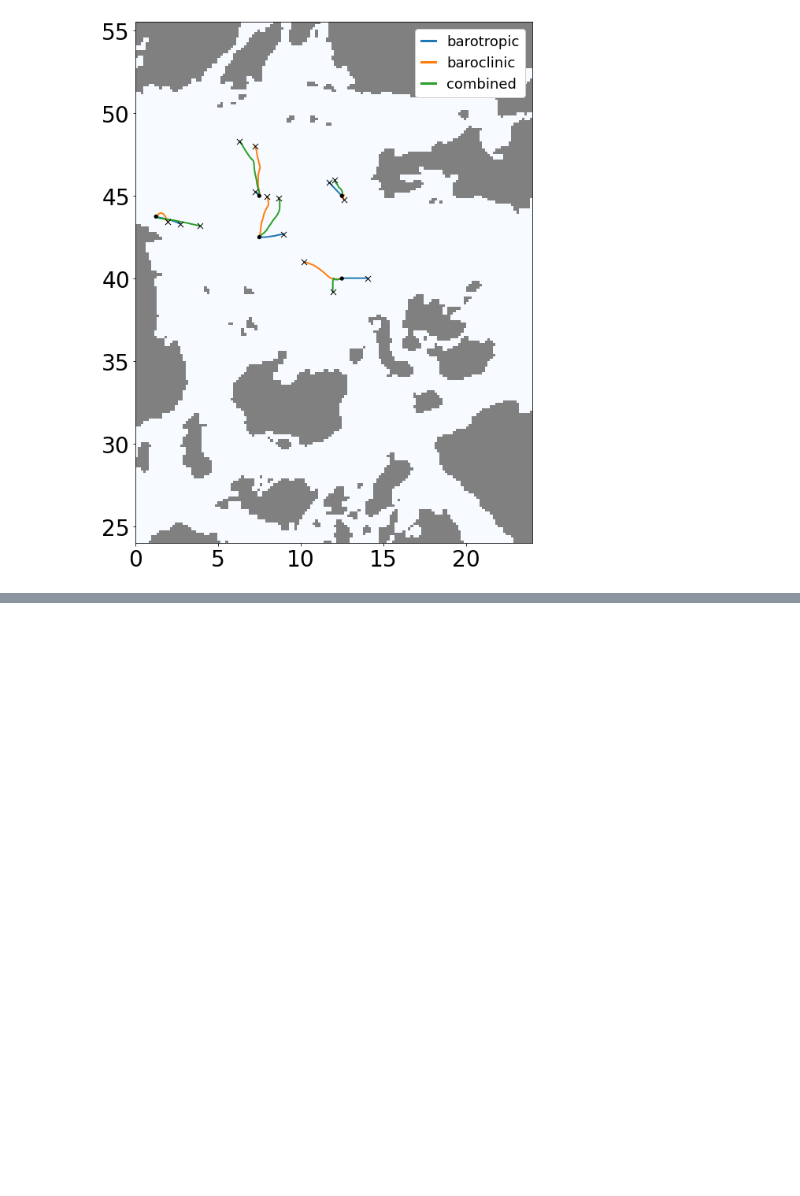
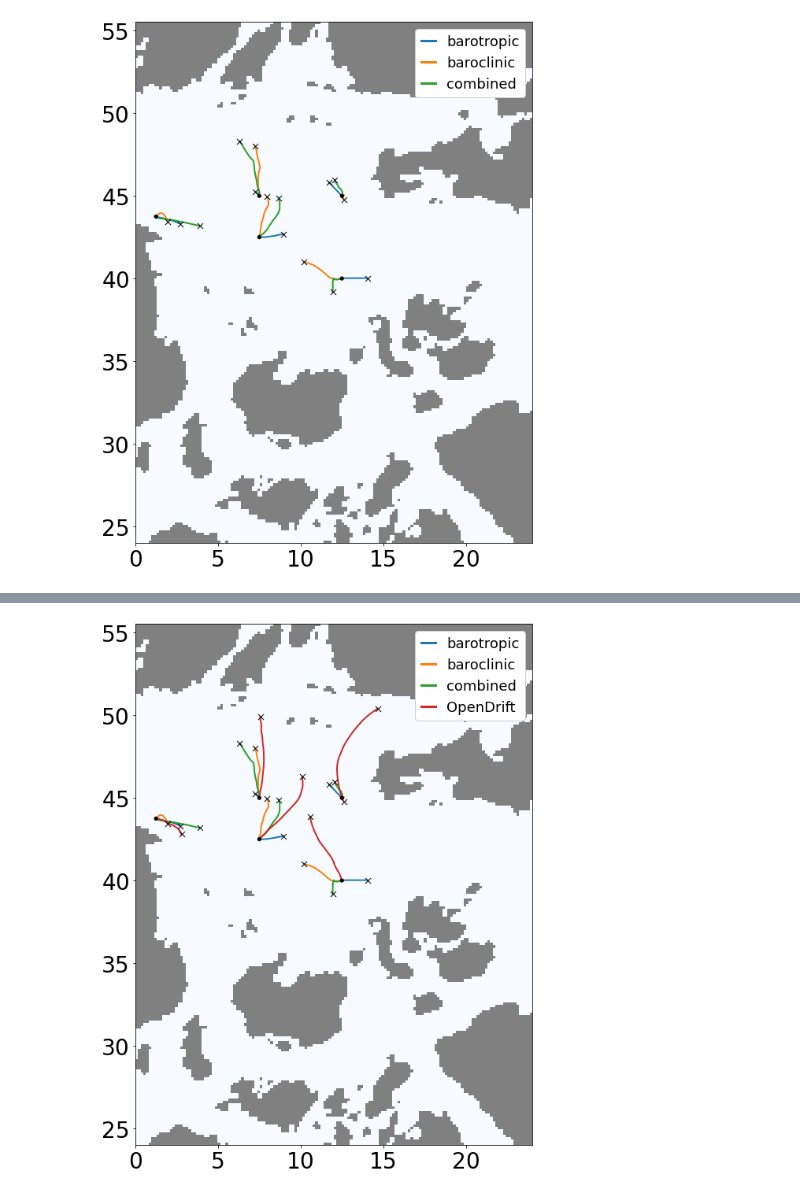
Before and after one commit to sintefmath/reduced-gravity-ocean-model, a Jupyter notebook: notebooks/OtherFjords/Boknafjorden.ipynb, the cells around one changed output, grey strips where cells are left out. Saved outputs shown, nothing was run; the diff lists cells and outputs as text; code cells hidden in the pictures; blank space fills up the shorter version.

```diff
--- a/notebooks/OtherFjords/Boknafjorden.ipynb
+++ b/notebooks/OtherFjords/Boknafjorden.ipynb
@@ -528,0 +639,15 @@ plot_trajectory(bt_trajectories, bc_trajectories, combi_trajectories, zoom=[0,15
+# %%
+lon, lat = o.get_lonlats()
+x,y = reader_boknafjorden.lonlat2xy(lon,lat)
+# %%
+X = (x-x0)*160
+Y = (y-y0)*160
+# %%
+o_trajectories = Observation.Observation(domain_size_x=dx*nx, domain_size_y=ny*dy,
+                        nx=x1-x0, ny=y1-y0, land_mask=barotropic_sim.getLandMask())
+# %%
+o_trajectories.add_observations_from_arrays(t, X, Y)
+# %%
+plot_trajectory(bt_trajectories, bc_trajectories, combi_trajectories, o_trajectories, zoom=[0,150,150,None])
+# %% [output]
+[figure, added]
```
Also changed, not shown: parts of 14 cells of this notebook.
